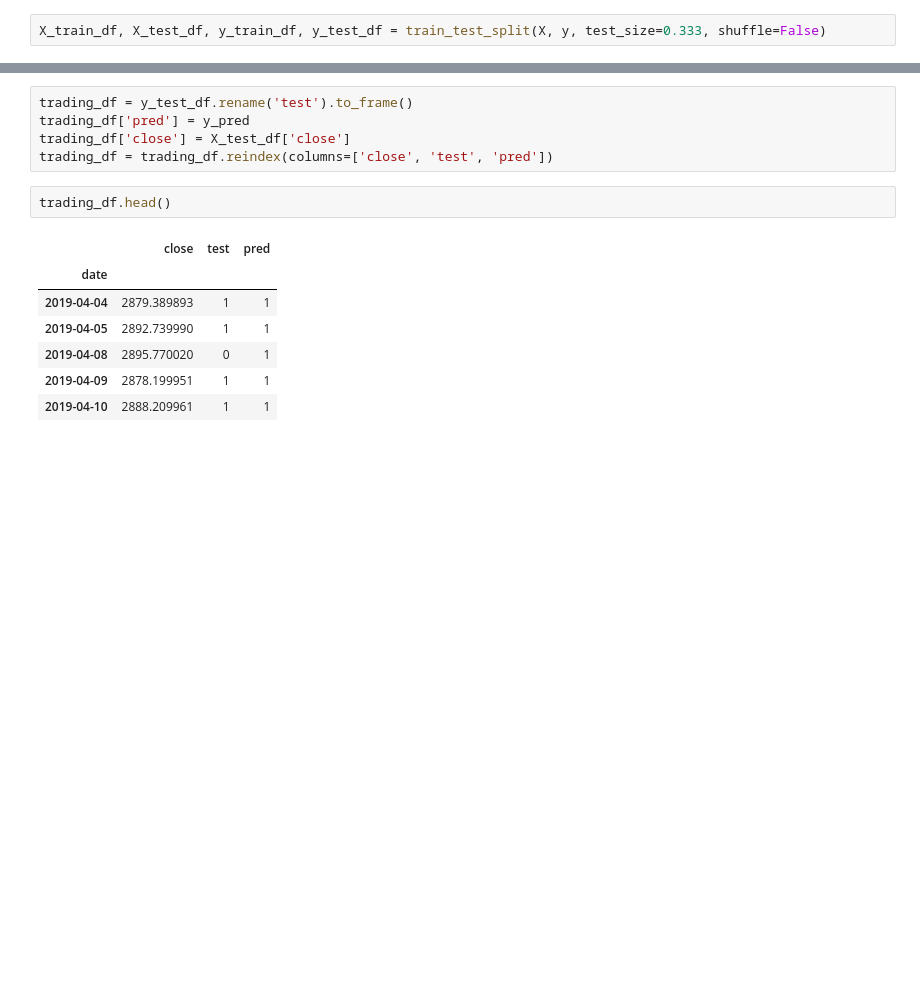
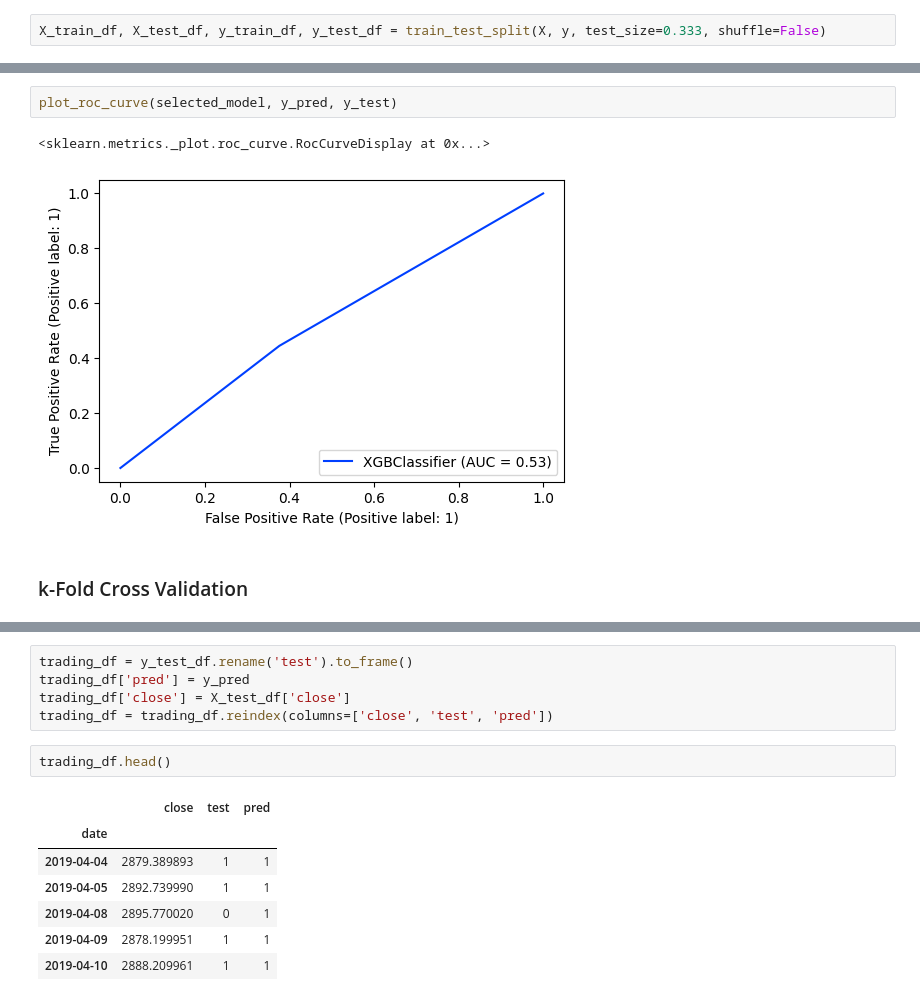
Before and after one commit to adamgulyas/cnn-vs-xgboost, a Jupyter notebook: notebooks/xgboost.ipynb, the cells around one changed output, grey strips where cells are left out. Drawn from its saved outputs; the diff is of its cells as text; blank space fills up the shorter version.

```diff
--- a/notebooks/xgboost.ipynb
+++ b/notebooks/xgboost.ipynb
@@ -110,0 +134,7 @@ accuracy
+# %%
+plot_roc_curve(selected_model, y_pred, y_test)
+# %% [output]
+<sklearn.metrics._plot.roc_curve.RocCurveDisplay at 0x...>
+[figure, added]
+# %% [markdown]
+### k-Fold Cross Validation
```
Also changed, not shown: parts of 15 cells of this notebook, 1 other file.
